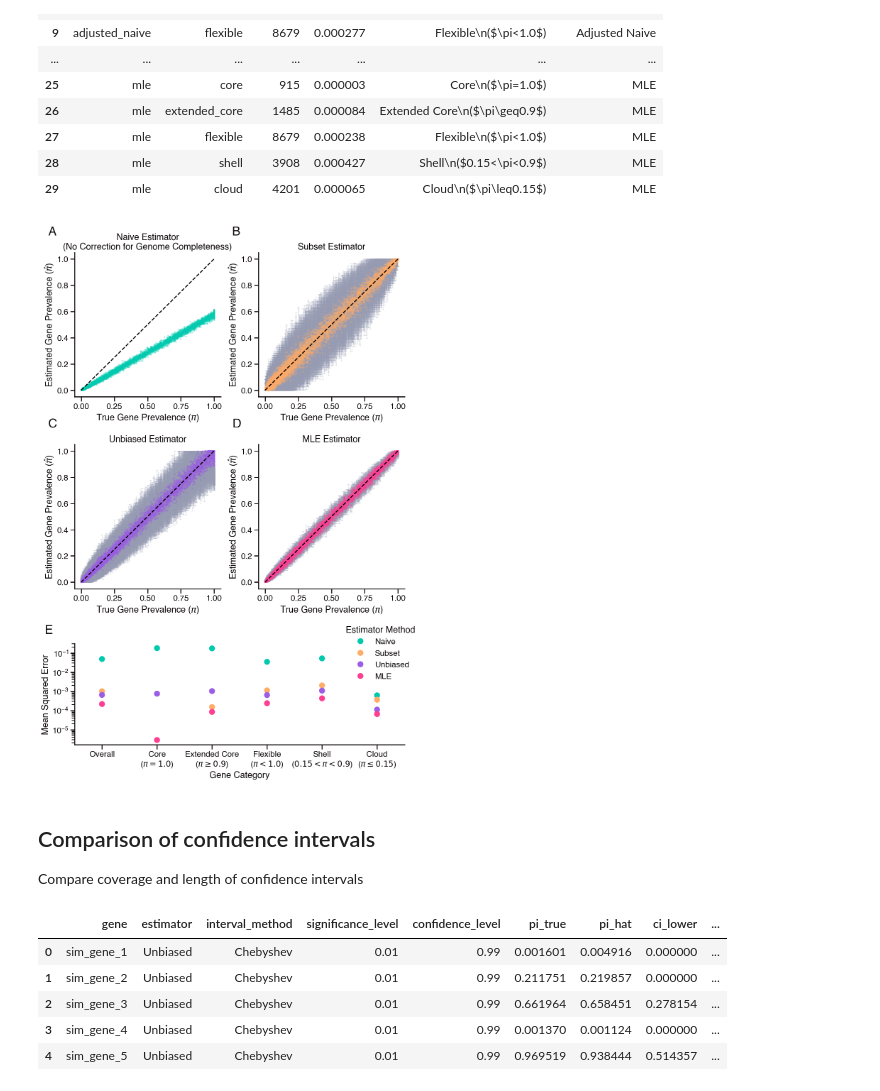
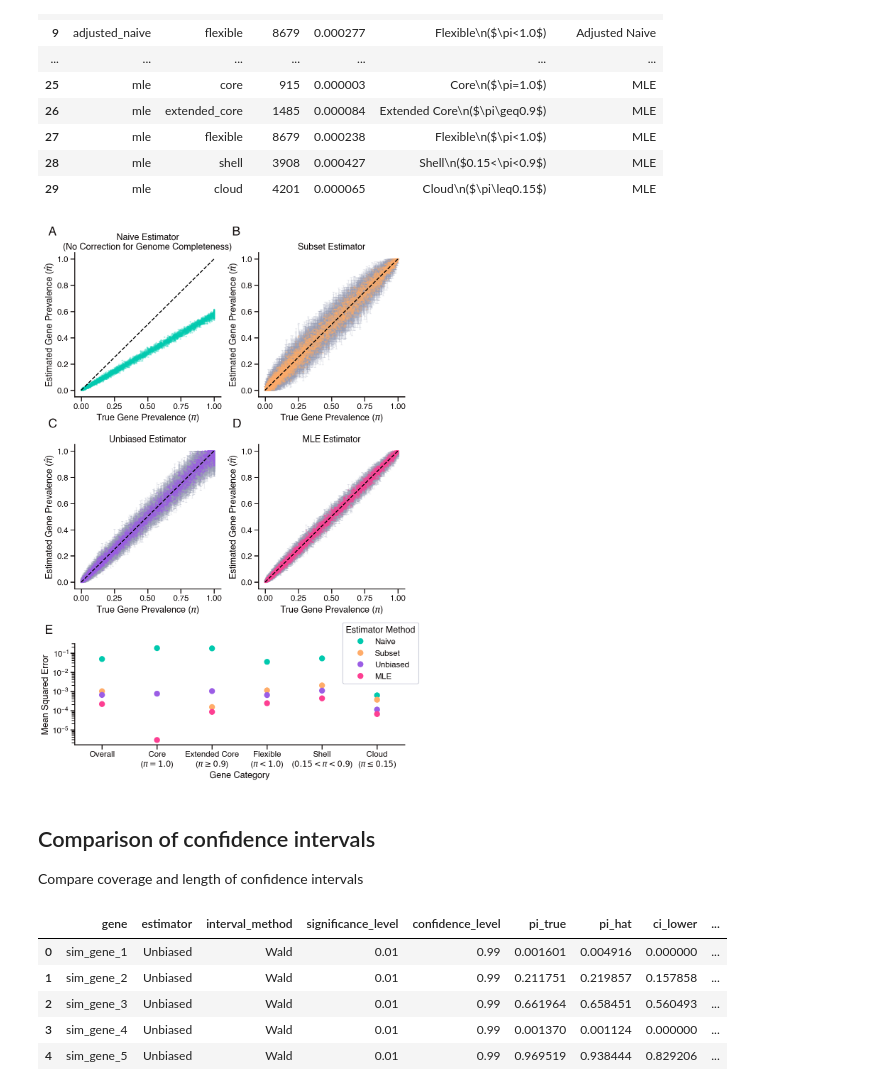
Before and after one commit to blasks/gene-prevalence, a Jupyter notebook: experiments/2-method-comparison-simulations.ipynb, the cells around one changed output. Cells and saved outputs as stored; diff of their text form; code cells hidden in the pictures.

```diff
--- a/experiments/2-method-comparison-simulations.ipynb
+++ b/experiments/2-method-comparison-simulations.ipynb
@@ -292,7 +292,7 @@ model = BernoulliPrevalenceModel(
 )
 fit = model.fit(
     estimator="unbiased",
-    interval_method="chebyshev",
+    interval_method="wald",
     alpha=ci_alpha,  # confidence interval alpha level
     clip=True,
 )
@@ -377,7 +377,7 @@ model = BernoulliPrevalenceModel(
 )
 fit = model.fit(
     estimator="unbiased",
-    interval_method="chebyshev",
+    interval_method="wald",
     alpha=ci_alpha,  # confidence interval alpha level
     clip=True,
 )
@@ -750,35 +750,37 @@ ax4.annotate("D", **annotation_kwargs)
 ax5 = fig.add_subplot(gs[4, :])
 # sns.barplot(
 #     data=mse_df,
 #     x='Gene Category',
 #     y='mse',
 #     hue='Estimator Method',
 #     ax=ax5,
 #     palette=[sns.color_palette()[i] for i in [2, 1, 0, 3]]
 # )
 sns.stripplot(
     data=mse_df,
     x='Gene Category',
     y='mse',
     hue='Estimator Method',
     dodge=False,
     jitter=False,
     size=12,
     ax=ax5,
     palette=[sns.color_palette()[i] for i in [2, 1, 0, 3]]
 )
 ax5.set_yscale('log')
 ax5.set_ylabel("Mean Squared Error")
-ax5.legend(title="Estimator Method", loc='upper left', bbox_to_anchor=(0.8, 1.25))
+leg = ax5.legend(title="Estimator Method", loc='upper left', bbox_to_anchor=(0.8, 1.25),
+           frameon=True, edgecolor=sns.color_palette()[5], facecolor='white')
+leg.get_frame().set_linewidth(1.0)
 # add annotation
 annotation_kwargs['xy'] = (-0.09, 1.1)
 ax5.annotate("E", **annotation_kwargs)
 
 # show and/or save figure
 # fig.savefig("method_comparison_simulations_figure.png", bbox_inches='tight')
 plt.show()
 # %% [output]
-[figure, old version]
+[figure, new version]
 # %% [markdown]
 ## Comparison of confidence intervals
 Compare coverage and length of confidence intervals
@@ -793,7 +795,7 @@ alpha_values = np.array([0.01, 0.05, 0.1, 0.2, 0.3, 0.4, 0.5])
 ci_df = pd.DataFrame()
 for a in alpha_values:
     for estimator in ['unbiased', 'mle']:
-        interval_method = 'chebyshev' if estimator == 'unbiased' else 'likelihood_ratio'
+        interval_method = 'wald' if estimator == 'unbiased' else 'likelihood_ratio'
         fit = model.fit(
             estimator=estimator,
             interval_method=interval_method,
@@ -807,7 +809,7 @@ for a in alpha_values:
         # append full data for plotting
         ci_df = pd.concat([ci_df, pd.DataFrame({
             'estimator': {'unbiased': 'Unbiased', 'mle': 'MLE'}[estimator],
-            'interval_method': {'chebyshev': 'Chebyshev', 'likelihood_ratio': 'Likelihood Ratio'}[interval_method],
+            'interval_method': {'wald': 'Wald', 'likelihood_ratio': 'Likelihood Ratio'}[interval_method],
             'significance_level': a,
             'confidence_level': 1 - a,
             'pi_true': true_pi_values,
@@ -823,11 +825,11 @@ ci_df = ci_df.reset_index().rename(columns={'index': 'gene'})
 ci_df.head()
 # %% [output]
 |  | gene | estimator | interval_method | significance_level | confidence_level | pi_true | pi_hat | ci_lower | ... |
-| 0 | sim_gene_1 | Unbiased | Chebyshev | 0.01 | 0.99 | 0.001601 | 0.004916 | 0.000000 | ... |
-| 1 | sim_gene_2 | Unbiased | Chebyshev | 0.01 | 0.99 | 0.211751 | 0.219857 | 0.000000 | ... |
-| 2 | sim_gene_3 | Unbiased | Chebyshev | 0.01 | 0.99 | 0.661964 | 0.658451 | 0.278154 | ... |
-| 3 | sim_gene_4 | Unbiased | Chebyshev | 0.01 | 0.99 | 0.001370 | 0.001124 | 0.000000 | ... |
-| 4 | sim_gene_5 | Unbiased | Chebyshev | 0.01 | 0.99 | 0.969519 | 0.938444 | 0.514357 | ... |
+| 0 | sim_gene_1 | Unbiased | Wald | 0.01 | 0.99 | 0.001601 | 0.004916 | 0.000000 | ... |
+| 1 | sim_gene_2 | Unbiased | Wald | 0.01 | 0.99 | 0.211751 | 0.219857 | 0.157858 | ... |
+| 2 | sim_gene_3 | Unbiased | Wald | 0.01 | 0.99 | 0.661964 | 0.658451 | 0.560493 | ... |
+| 3 | sim_gene_4 | Unbiased | Wald | 0.01 | 0.99 | 0.001370 | 0.001124 | 0.000000 | ... |
+| 4 | sim_gene_5 | Unbiased | Wald | 0.01 | 0.99 | 0.969519 | 0.938444 | 0.829206 | ... |
 # %%
 # calculate coverage and CI width for each estimator at the configured confidence level,
 # grouped by gene category
```
Also changed, not shown: parts of 5 cells of this notebook, 3 other files.
